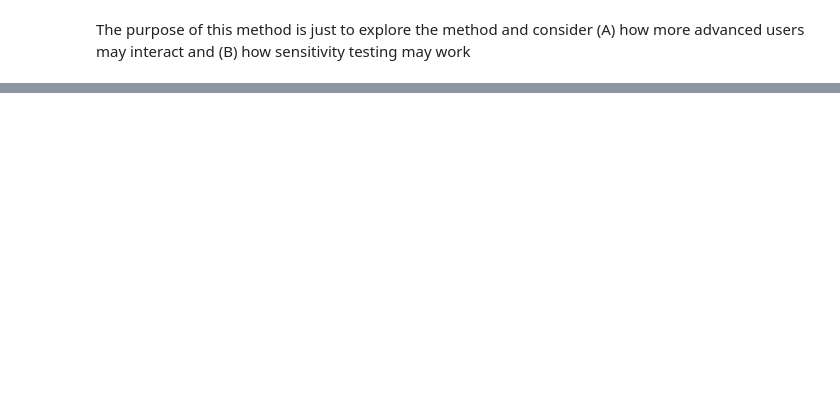
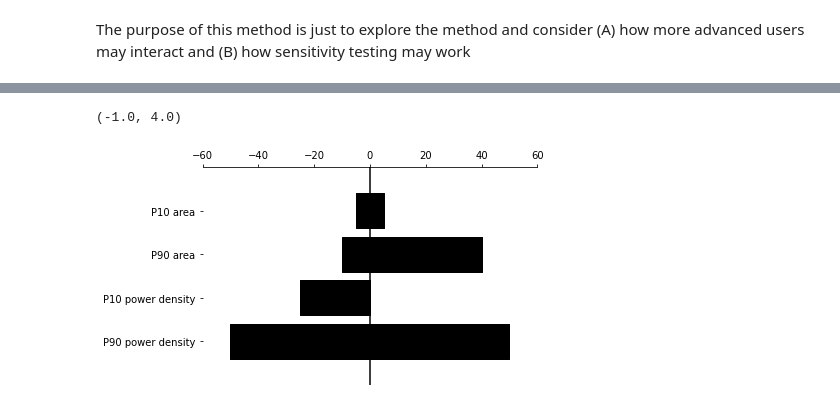
Before and after one commit to Geothermal-Resource-Capacity/Power-Density, a Jupyter notebook: notebooks/Explore_method.ipynb, the cells around one changed output, grey strips where cells are left out. Drawn from its saved outputs; the diff is of its cells as text; code cells hidden in the pictures; blank space fills up the shorter version.

```diff
--- a/notebooks/Explore_method.ipynb
+++ b/notebooks/Explore_method.ipynb
@@ -168,0 +180,67 @@ ax.legend()
+# %%
+# adapted from https://stackoverflow.com/questions/32132773/a-tornado-chart-and-p10-p90-in-python-matplotlib
+
+variables = [
+    'P10 area',
+    'P90 area',
+    'P10 power density',
+    'P90 power density',
+]
+
+base = 0
+
+lows = np.array([
+    base - 10 / 2,
+    base - 20 / 2,
+    base - 50 / 2,
+    base - 100 / 2,
+])
+
+# the range between the min and max result
+values = np.array([
+    10,
+    50,
+    20,
+    100,
+])
+
+###############################################################################
+# The actual drawing part
+
+# The y position for each variable
+ys = range(len(values))[::-1]  # top to bottom
+
+# Plot the bars, one by one
+for y, low, value in zip(ys, lows, values):
+    # The width of the 'low' and 'high' pieces
+    low_width = base - low
+    high_width = low + value - base
+
+    # Each bar is a "broken" horizontal bar chart
+    plt.broken_barh(
+        [(low, low_width), (base, high_width)], # bar left limit, bar length to the right
+        (y - 0.4, 0.8),
+        facecolors=['black', 'black'],
+        edgecolors=['black', 'black'],
+        linewidth=1,
+    )
+
+# Draw a vertical line down the middle
+plt.axvline(base, color='black')
+
+# Position the x-axis on the top, hide all the other spines (=axis lines)
+axes = plt.gca()  # (gca = get current axes)
+axes.spines['left'].set_visible(False)
+axes.spines['right'].set_visible(False)
+axes.spines['bottom'].set_visible(False)
+axes.xaxis.set_ticks_position('top')
+
+# Make the y-axis display the variables
+plt.yticks(ys, variables)
+
+# Set the portion of the x- and y-axes to show
+plt.xlim(base - 60, base + 60)
+plt.ylim(-1, len(variables))
+# %% [output]
+(-1.0, 4.0)
+[figure, added]
```
Also changed, not shown: parts of 4 cells of this notebook.
